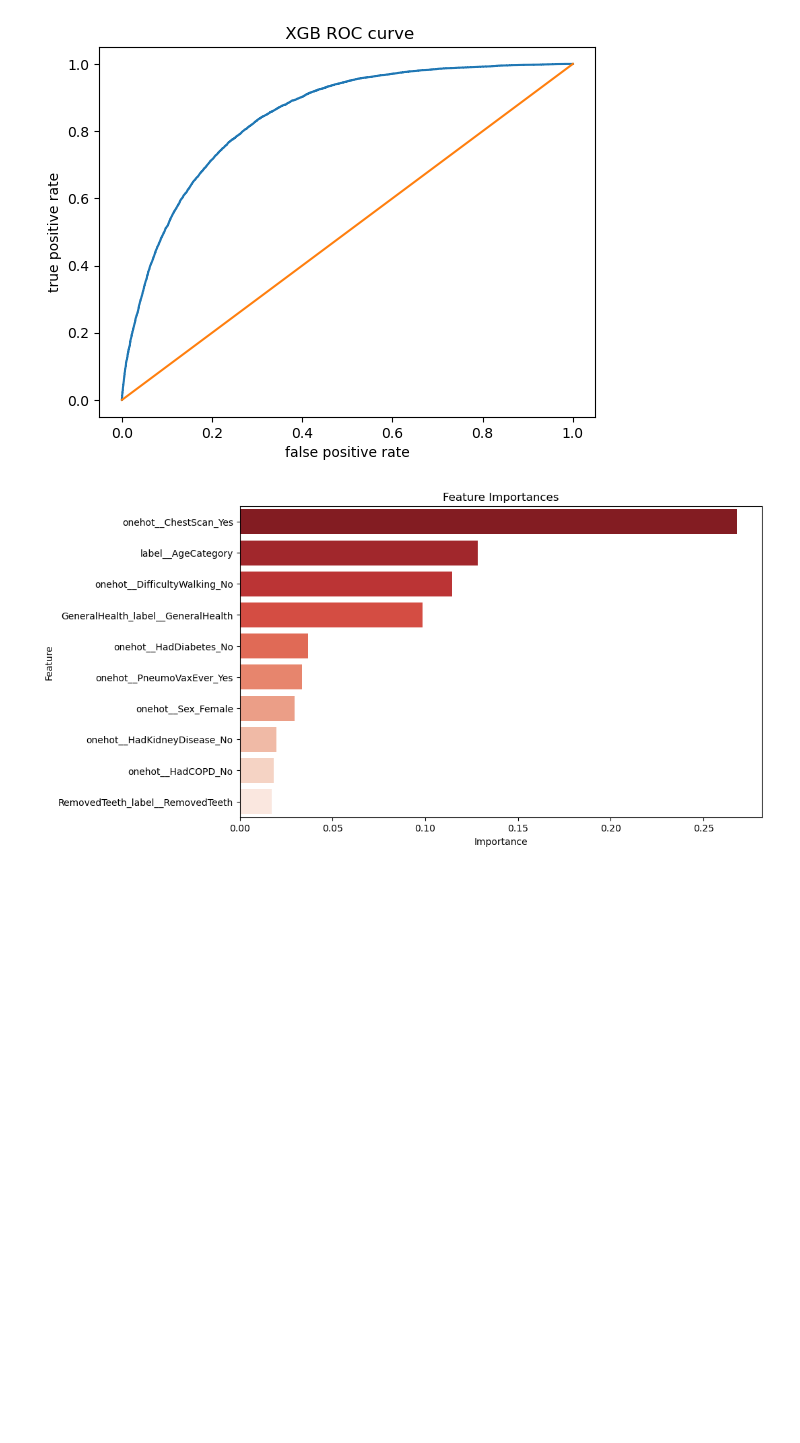
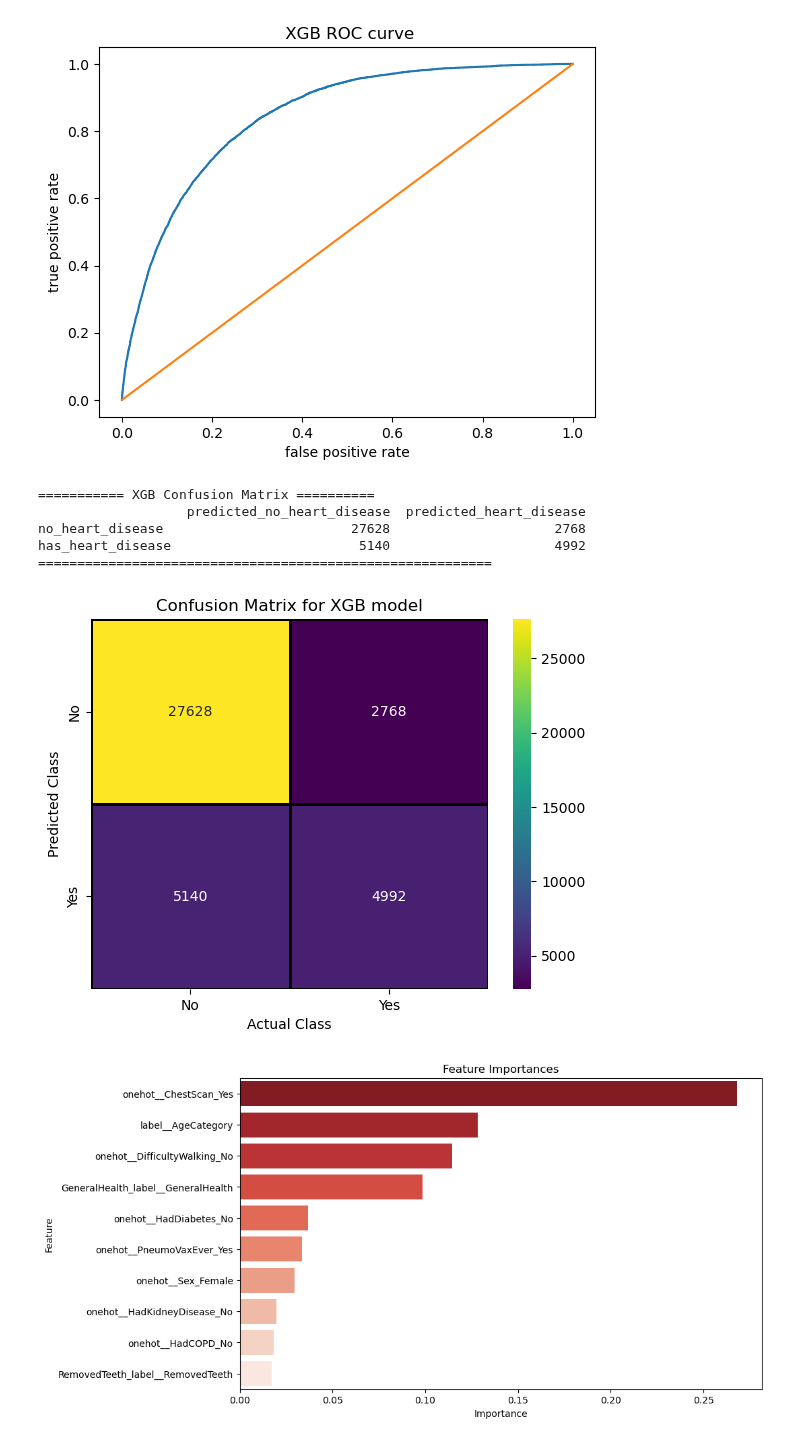
Before and after one commit to DecisionTreeBruining/212B-ML-Project, a Jupyter notebook: assignment_2/local_dev/final_analysis.ipynb, the cells around one changed output. Cells and saved outputs as stored; diff of their text form; code cells hidden in the pictures; blank space fills up the shorter version.

```diff
--- a/assignment_2/local_dev/final_analysis.ipynb
+++ b/assignment_2/local_dev/final_analysis.ipynb
@@ -402,6 +428,32 @@ Yes_HeartDisease       0.64      0.49      0.56     10132
 0.8446145859520756
 ===================================================================
 [figure]
+# %%
+# confusion matrix for xgb
+sns.heatmap(confusion_matrix(y_test, y_pred_test_xgb),
+    annot = True,
+    cmap = "viridis",
+    linewidths = 2,
+    linecolor = "black",
+    xticklabels = ['No','Yes'],
+    yticklabels = ['No','Yes'],
+    fmt = '.0F'
+           )
+
+plt.title('Confusion Matrix for XGB model')
+plt.xlabel('Actual Class')
+plt.ylabel('Predicted Class')
+plt.savefig(figpath + 'xgb_cm.png')
+print('=========== XGB Confusion Matrix ==========')
+print(xgb_conf)
+print('==========================================================\n')
+# %% [output]
+=========== XGB Confusion Matrix ==========
+                   predicted_no_heart_disease  predicted_heart_disease
+no_heart_disease                        27628                     2768
+has_heart_disease                        5140                     4992
+==========================================================
+[figure, added]
 # %%
 # Feature importance
 xgb_model = pickle.load(open(indir + 'xgboost_model_select.pkl', 'rb'))
```
Also changed, not shown: parts of 1 cell of this notebook, 2 other files.
